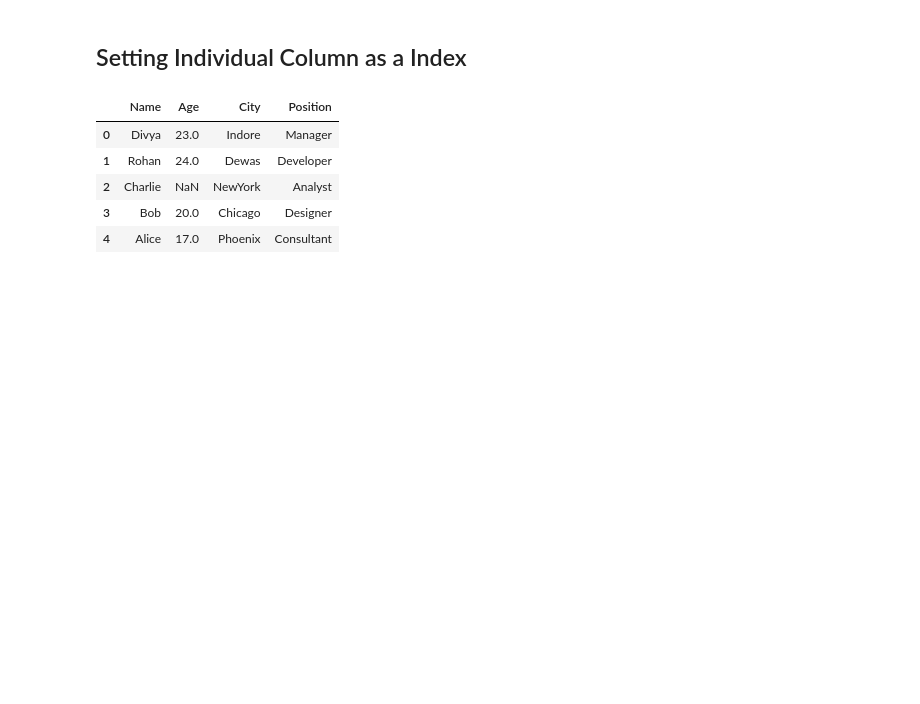
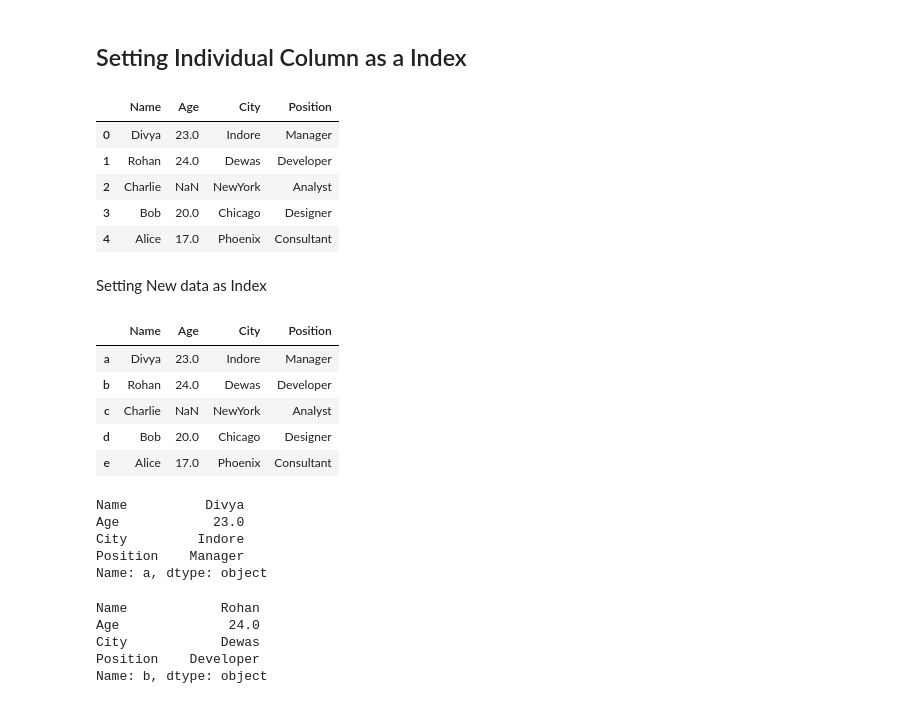
Before and after one commit to Divya23-jpg/Data-Engineering-Course, a Jupyter notebook: Python/Lecture 14 Pandas Fundamental and Data Loading/pandas.ipynb, the cells around one changed output. Cells and saved outputs as stored; diff of their text form; code cells hidden in the pictures; blank space fills up the shorter version.

Commit message:
divya

```diff
--- a/Python/Lecture 14 Pandas Fundamental and Data Loading/pandas.ipynb
+++ b/Python/Lecture 14 Pandas Fundamental and Data Loading/pandas.ipynb
@@ -303,3 +303,34 @@ df
 | 2 | Charlie | NaN | NewYork | Analyst |
 | 3 | Bob | 20.0 | Chicago | Designer |
 | 4 | Alice | 17.0 | Phoenix | Consultant |
+# %% [markdown]
+Setting New data as Index
+# %%
+df.index=['a','b','c','d','e']
+df
+# %% [output]
+|  | Name | Age | City | Position |
+| a | Divya | 23.0 | Indore | Manager |
+| b | Rohan | 24.0 | Dewas | Developer |
+| c | Charlie | NaN | NewYork | Analyst |
+| d | Bob | 20.0 | Chicago | Designer |
+| e | Alice | 17.0 | Phoenix | Consultant |
+# %%
+# Give data on the basis of index
+df.loc['a']
+# %% [output]
+Name          Divya
+Age            23.0
+City         Indore
+Position    Manager
+Name: a, dtype: object
+# %%
+#  Give data on the basis of Position
+
+df.iloc[1]
+# %% [output]
+Name            Rohan
+Age              24.0
+City            Dewas
+Position    Developer
+Name: b, dtype: object
```
